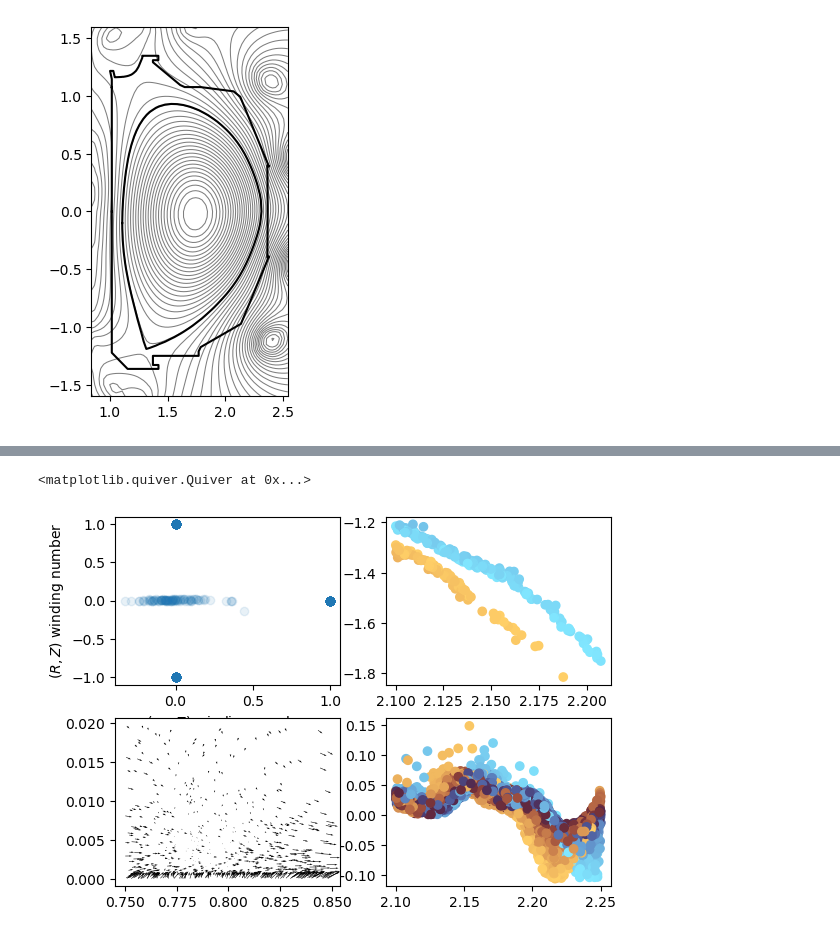
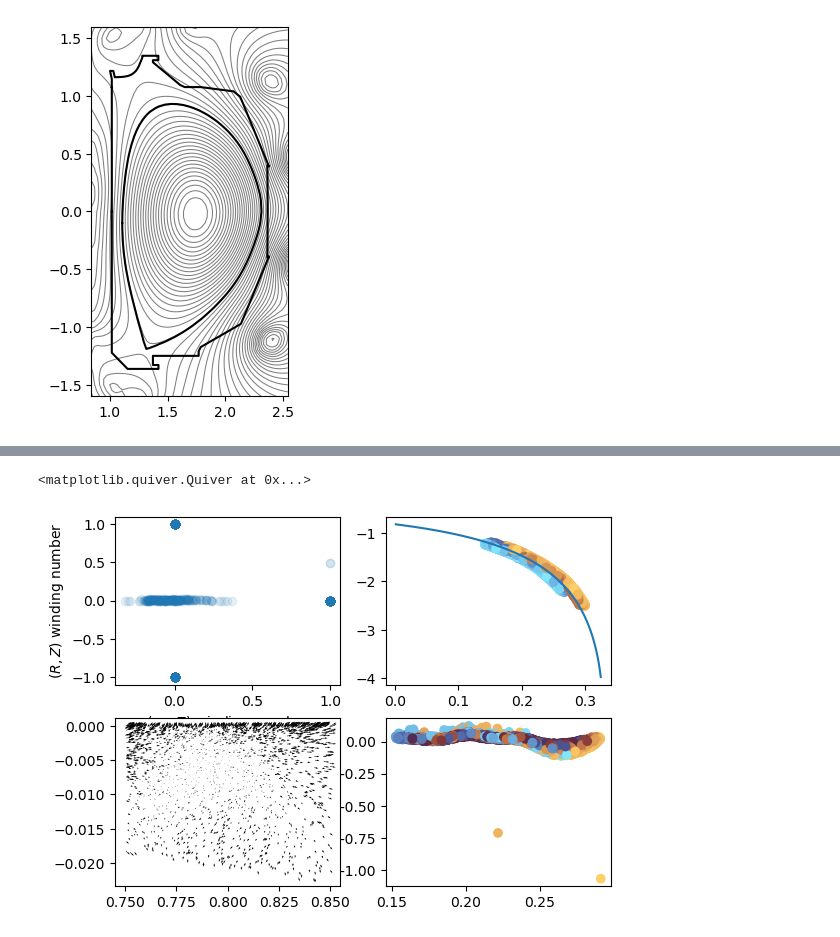
Before and after one commit to Maplenormandy/c1lgkt-jax, a Jupyter notebook: bin/diffrax_scratch.ipynb, the cells around one changed output, grey strips where cells are left out. Saved outputs shown, nothing was run; the diff lists cells and outputs as text; code cells hidden in the pictures.

```diff
--- a/bin/diffrax_scratch.ipynb
+++ b/bin/diffrax_scratch.ipynb
@@ -96,13 +123,13 @@ def orbit_freqs(y0):
 # %%
 # %% Push multiple particles and check timesteps
 %matplotlib inline
-n_part = 1024*4
+n_part = 1024*16
 
 r0 = jnp.array(np.random.rand(n_part)*0.15 + 2.1)
 z0 = jnp.array(np.random.rand(n_part)*0.15 - 0.075 + eq.zaxis)
 varphi0 = jnp.zeros_like(r0)
 #vll0 = jnp.array(np.random.randn(n_part)*pp.vt)
-vll0 = jnp.array(2*(np.random.rand(n_part)-0.5)*pp.vt)
+vll0 = jnp.array(4*(np.random.rand(n_part)-0.5)*pp.vt)
 mu0 = jnp.ones_like(r0) * pp.m * (pp.vt **2) / (2 * 1.0)
 theta_pol0 = jnp.zeros_like(r0)
 theta_vll0 = jnp.zeros_like(r0)
@@ -110,11 +137,17 @@ action0 = jnp.zeros_like(r0)
 
 y0 = (r0, z0, varphi0, vll0, mu0, theta_pol0, theta_vll0, action0)
 
-sol = diffrax.diffeqsolve(term, solver, t0=0, t1=1.0, dt0=5e-4, y0=y0,
-                            args=args,
-                            saveat=saveat,
-                            stepsize_controller=stepsize_controller,
-                            throw=False)
+# %% Compute frequencies
+inputs = y0
+freqs = orbit_freqs(inputs)
 
-plt.figure()
-plt.plot(np.diff(sol.ts))
+
+#
+#sol = diffrax.diffeqsolve(term, solver, t0=0, t1=1.0, dt0=5e-4, y0=y0,
+#                            args=args,
+#                            saveat=saveat,
+#                            stepsize_controller=stepsize_controller,
+#                            throw=False)
+#
+#plt.figure()
+#plt.plot(np.diff(sol.ts))
@@ -128,33 +154,34 @@ freqs = orbit_freqs(inputs)
 # %%
 # %% Plot of winding numbers and q profiles
 %matplotlib inline
 omega_tor, omega_pol, winding_pol, winding_vll, action, lphi, ham, sols = freqs
 
 plt.figure()
 # Plot winding numbers
 plt.subplot(221)
 plt.scatter(winding_vll, winding_pol, alpha=0.1)
 plt.xlabel(R'$(v_\parallel, Z)$ winding number')
 plt.ylabel(R'$(R,Z)$ winding number')
 
 # Plot passing particles
 plt.subplot(222)
-filter = np.logical_or((np.round(winding_pol) == -1), (np.round(winding_pol) == +1))
-plt.scatter(r0[filter], omega_tor[filter] / omega_pol[filter] * np.round(winding_pol)[filter], c=vll0[filter], cmap='managua')
+pfilter = np.logical_or((np.round(winding_pol) == -1), (np.round(winding_pol) == +1))
+plt.scatter(lphi[pfilter], omega_tor[pfilter] / omega_pol[pfilter] * np.round(winding_pol)[pfilter], c=vll0[pfilter], cmap='managua')
+plt.plot(geom.psi_surf, geom.q_surf)
 
 # Plot trapped particles
 plt.subplot(224)
-filter = (np.round(winding_vll) != 0)
-plt.scatter(r0[filter], omega_tor[filter] / omega_pol[filter], c=vll0[filter], cmap='managua')
+pfilter = (np.round(winding_vll) != 0)
+plt.scatter(lphi[pfilter], omega_tor[pfilter] / omega_pol[pfilter], c=vll0[pfilter], cmap='managua')
 
 # Plot frequencies for trapped particles
 plt.subplot(223)
-filter = np.logical_and(np.logical_and(np.logical_and((np.round(winding_pol) == 0), (np.round(winding_vll) == +1)), np.abs(lphi/eq.psix - 0.8) < 0.05), action < 0.02)
+pfilter = np.logical_and(np.logical_and(np.logical_and((np.round(winding_pol) == 0), (np.round(winding_vll) == +1)), np.abs(lphi/eq.psix - 0.8) < 0.05), action < 0.02)
 
-plot_tor = omega_tor[filter] + 0.05*30
-plot_pol = omega_pol[filter] - np.median(omega_pol[filter])
+plot_tor = omega_tor[pfilter] + 0.05*30
+plot_pol = omega_pol[pfilter] - np.median(omega_pol[pfilter])
 
-plt.quiver(lphi[filter]/eq.psix, action[filter], plot_tor / jnp.std(plot_tor), plot_pol / jnp.std(plot_pol))
+plt.quiver(lphi[pfilter]/eq.psix, action[pfilter], plot_tor / jnp.std(plot_tor), plot_pol / jnp.std(plot_pol))
 # %% [output]
 <matplotlib.quiver.Quiver at 0x...>
-[figure, old version]
+[figure, new version]
```
Also changed, not shown: parts of 14 cells of this notebook, 5 other files.
